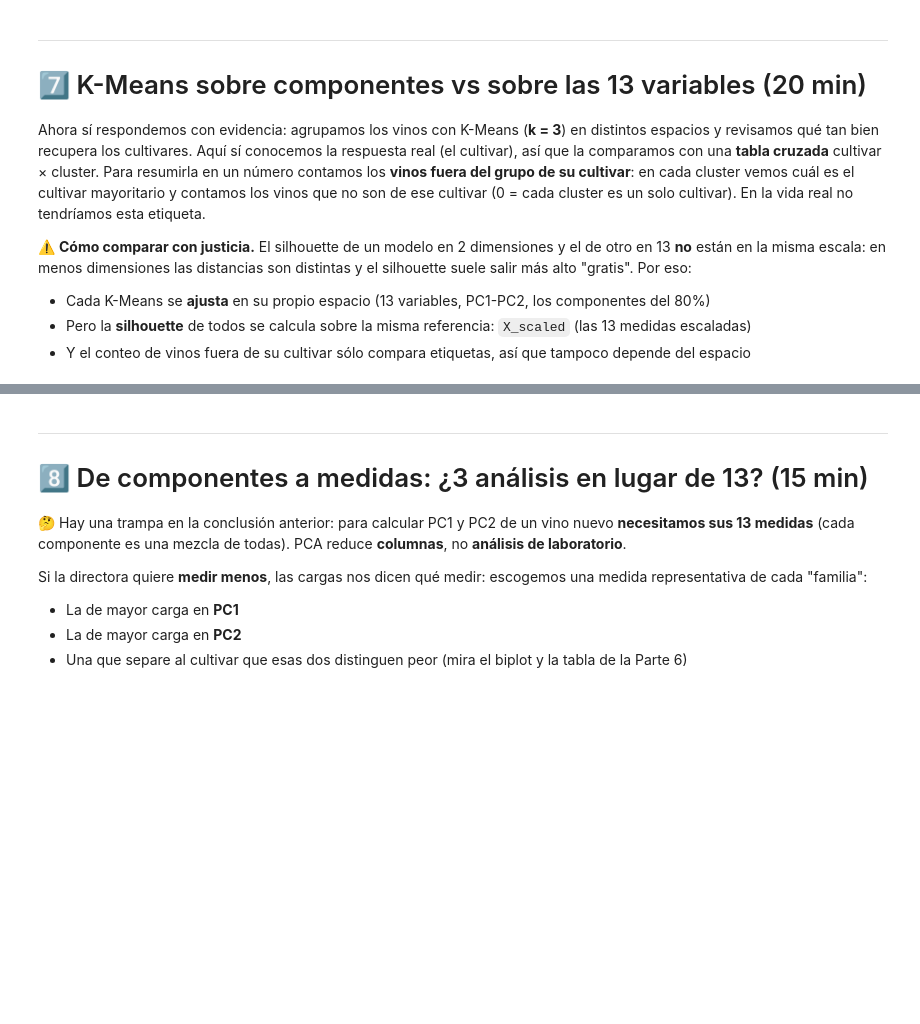
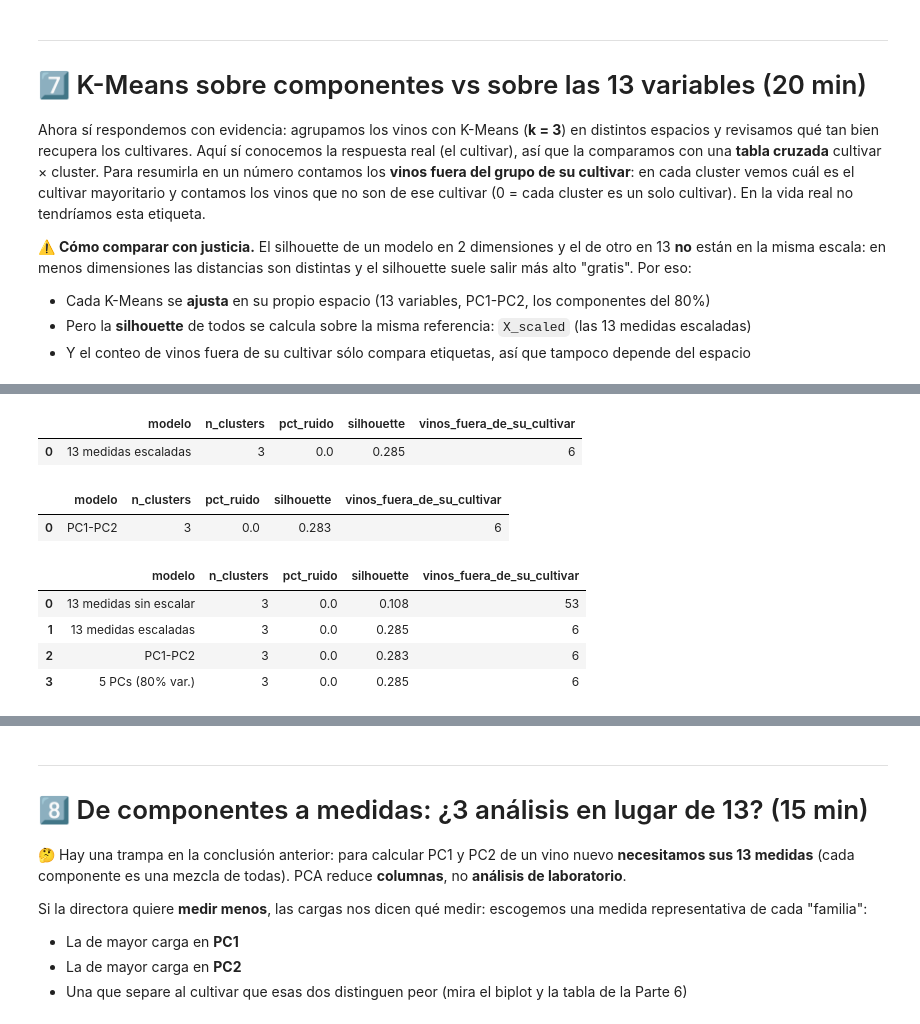
Before and after one commit to catalinaelizondor-jpg/643153-aprendizaje-no-supervisado-student, a Jupyter notebook: 03-pca/caso_vinos.ipynb, the cells around one changed output, grey strips where cells are left out. Cells and saved outputs as stored; diff of their text form; code cells hidden in the pictures; blank space fills up the shorter version.

```diff
--- a/03-pca/caso_vinos.ipynb
+++ b/03-pca/caso_vinos.ipynb
@@ -691,9 +690,11 @@ RELLENAR CON TUS COMENTARIOS
 
 Proyectamos los 178 vinos sobre PC1 y PC2 (`transform`) y dibujamos el biplot. Primero **sin colores**: así lo vería un analista que no conoce los cultivares.
 # %%
-# 1. scores_vinos = pca_vinos.transform(X_scaled)
-# 2. plot_biplot(scores_vinos, pca_vinos, columnas, title='Biplot de los vinos (sin etiquetas)')
-# ✍️ Tu código aquí
+# 1. Proyectamos los 178 vinos sobre los componentes
+scores_vinos = pca_vinos.transform(X_scaled)
+
+# 2. Biplot sin etiquetas
+plot_biplot(scores_vinos, pca_vinos, columnas, title='Biplot de los vinos (sin etiquetas)')
 # %% [markdown]
 ¿Ves grupos? Ahora usamos el cultivar **sólo para validar** lo que PCA encontró sin conocerlo.
 
@@ -757,9 +776,55 @@ registrar('13 medidas escaladas', kmeans_13.labels_)
 # %%
-# 1. kmeans_pc2 = KMeans(n_clusters=3, n_init=10, random_state=42).fit(scores_vinos[:, :2])
-# 2. registrar('PC1-PC2', kmeans_pc2.labels_)
-# 3. n_80 = número de componentes para el 80% (lo calculaste en la Parte 4)
-# 4. Repite con scores_vinos[:, :n_80] → kmeans_pc80; nombre f'{n_80} PCs (80% var.)'
-# 5. pd.DataFrame(comparacion)
-# ✍️ Tu código aquí
+from sklearn.cluster import KMeans
+comparacion = []
+
+
+def vinos_fuera_de_su_cultivar(labels):
+    """En cada cluster, cuenta los vinos que NO son del cultivar mayoritario de ese cluster."""
+    tabla = pd.crosstab(df['cultivar'], labels)
+    return int((tabla.sum() - tabla.max()).sum())
+
+
+def registrar(nombre, labels):
+    """Silhouette sobre la MISMA referencia (X_scaled) + vinos fuera del grupo de su cultivar."""
+    fila = evaluar_clustering(nombre, X_scaled, labels)
+    fila['vinos_fuera_de_su_cultivar'] = vinos_fuera_de_su_cultivar(labels)
+    comparacion.append(fila)
+    return pd.DataFrame([fila])
+
+
+# Línea base 1: las 13 medidas SIN escalar (el error de la Parte 3)
+kmeans_crudo = KMeans(n_clusters=3, n_init=10, random_state=42).fit(df[columnas])
+registrar('13 medidas sin escalar', kmeans_crudo.labels_)
+
+# Línea base 2: las 13 medidas escaladas
+kmeans_13 = KMeans(n_clusters=3, n_init=10, random_state=42).fit(X_scaled)
+registrar('13 medidas escaladas', kmeans_13.labels_)
+# %% [output]
+|  | modelo | n_clusters | pct_ruido | silhouette | vinos_fuera_de_su_cultivar |
+| 0 | 13 medidas escaladas | 3 | 0.0 | 0.285 | 6 |
+# %%
+# 1. K-Means sobre PC1-PC2
+kmeans_pc2 = KMeans(n_clusters=3, n_init=10, random_state=42).fit(scores_vinos[:, :2])
+
+# 2. Lo registramos
+display(registrar('PC1-PC2', kmeans_pc2.labels_))
+
+# 3. Componentes para el 80% de la varianza (de la Parte 4)
+n_80 = int(np.argmax(np.cumsum(pca_vinos.explained_variance_ratio_) >= 0.80) + 1)
+
+# 4. K-Means sobre esos componentes
+kmeans_pc80 = KMeans(n_clusters=3, n_init=10, random_state=42).fit(scores_vinos[:, :n_80])
+registrar(f'{n_80} PCs (80% var.)', kmeans_pc80.labels_)
+
+# 5. Tabla de comparación
+pd.DataFrame(comparacion)
+# %% [output]
+|  | modelo | n_clusters | pct_ruido | silhouette | vinos_fuera_de_su_cultivar |
+| 0 | PC1-PC2 | 3 | 0.0 | 0.283 | 6 |
+|  | modelo | n_clusters | pct_ruido | silhouette | vinos_fuera_de_su_cultivar |
+| 0 | 13 medidas sin escalar | 3 | 0.0 | 0.108 | 53 |
+| 1 | 13 medidas escaladas | 3 | 0.0 | 0.285 | 6 |
+| 2 | PC1-PC2 | 3 | 0.0 | 0.283 | 6 |
+| 3 | 5 PCs (80% var.) | 3 | 0.0 | 0.285 | 6 |
 # %%
 # Tabla cruzada cultivar vs cluster de kmeans_pc2
```
Also changed, not shown: parts of 12 cells of this notebook.
